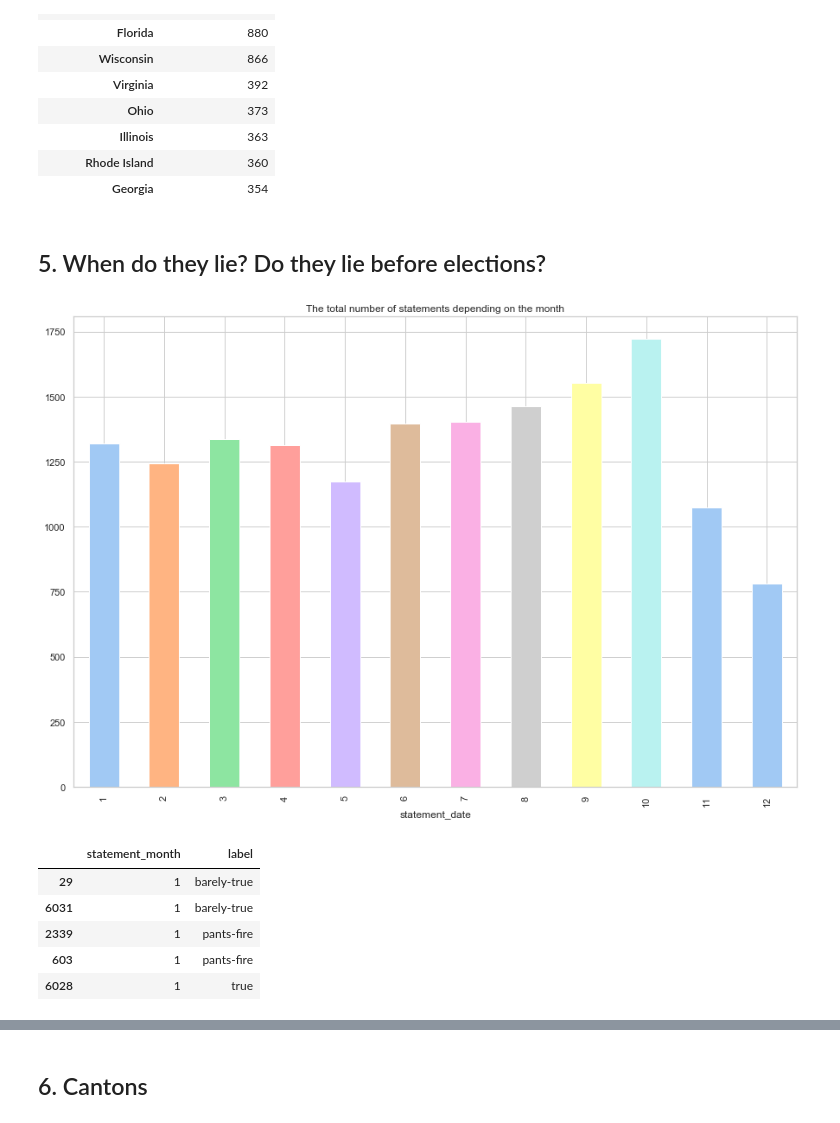
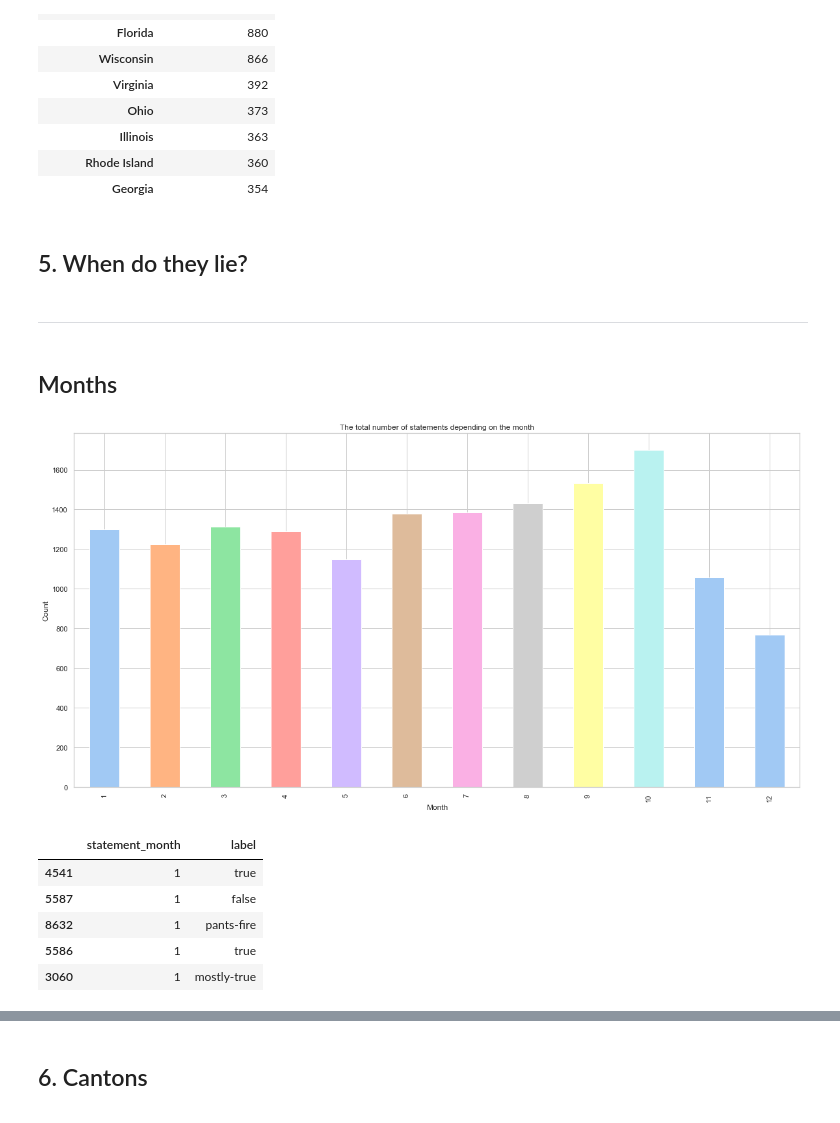
Before and after one commit to ExploringLies/lies-have-short-legs, a Jupyter notebook: notebooks/ResearchQuestions.ipynb, the cells around one changed output, grey strips where cells are left out. Drawn from its saved outputs; the diff is of its cells as text; code cells hidden in the pictures.

Commit message:
add initial pltos for story

```diff
--- a/notebooks/ResearchQuestions.ipynb
+++ b/notebooks/ResearchQuestions.ipynb
@@ -419,21 +400,0 @@ df_year_false.head(5)
-# %%
-sns.set(style="whitegrid", palette="pastel")
-
-# Initialize the matplotlib figure
-f, ax = plt.subplots(figsize=(12, 10))
-
-# Plot the total crashes
-#sns.set_color_codes("pastel")
-sns.barplot(x="statement_year", y="count_total", data=df_year_false,
-            label="Total Number of Statements", color="b")
-
-# Plot the crashes where alcohol was involved
-#sns.set_color_codes("muted")
-sns.barplot(x="statement_year", y="count_false", data=df_year_false,
-            label="Number of Lies", color="r")
-
-# Add a legend and informative axis label
-ax.legend(ncol=1, loc="upper right", frameon=True)
-ax.set(ylabel="Count",
-       xlabel="Truthfullness of Statemets Over Years")
-sns.despine(left=True, top=True)
@@ -454,7 +400,0 @@ df_lbl_year.head()
-# %%
-sns.set(style="whitegrid", palette="pastel")
-
-f, ax = plt.subplots(figsize=(15, 15))
-ax = sns.countplot(x="statement_year", hue="label", data=df_lbl_year, ax=ax)
-
-plt.show()
@@ -665,13 +593,26 @@ df_lbls.head(10)
 | Rhode Island | 360 |
 | Georgia | 354 |
 # %% [markdown]
-## 5. When do they lie? Do they lie before elections?
+## 5. When do they lie?
+# %%
+truhometer_labels = ['pants-fire', 'false', 'barely-true', 'half-true', 'mostly-true', 'true']
+only_truthometer_label_idx = df['label'].isin(truhometer_labels)
+df = df.loc[only_truthometer_label_idx, :]
+
+palette={'pants-fire':'#C70509', 'false':'#DC4712', 'barely-true':'#EE712B', 'half-true':'#B0F48A', 'mostly-true':'#5EC11E', 'true':'#3E8605'}
+# %% [markdown]
+---
+# %% [markdown]
+## Months
 # %%
-df["statement_date"].groupby(df["statement_date"].astype("datetime64").dt.month).count().plot(kind="bar",
-                                                                                              figsize=(15, 10),
-                                                                                              title="The total number of statements depending on the month");
+df["statement_date"].groupby(df["statement_date"].astype("datetime64").dt.month).count().plot(kind="bar", figsize=figsize);
+plt.title('The total number of statements depending on the month')
+plt.ylabel('Count')
+plt.xlabel('Month');
+
+plt.savefig(f"{PLOTS_DIR}/statement_month_count.png")
 # %% [output]
-[figure, old version]
+[figure, new version]
 # %%
 df['statement_month'] = df["statement_date"].astype("datetime64").dt.month
 
@@ -679,9 +620,9 @@ df_lbl_months = df[['statement_month', 'label']].sort_values("statement_month",
 df_lbl_months.head()
 # %% [output]
 |  | statement_month | label |
-| 29 | 1 | barely-true |
-| 6031 | 1 | barely-true |
-| 2339 | 1 | pants-fire |
-| 603 | 1 | pants-fire |
-| 6028 | 1 | true |
+| 4541 | 1 | true |
+| 5587 | 1 | false |
+| 8632 | 1 | pants-fire |
+| 5586 | 1 | true |
+| 3060 | 1 | mostly-true |
 # %%
```
Also changed, not shown: parts of 34 cells of this notebook, 13 other files.
